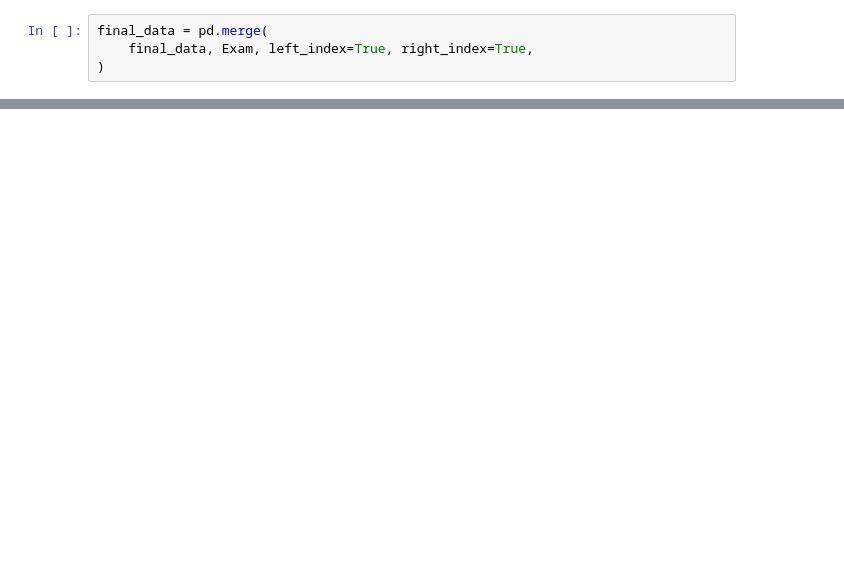
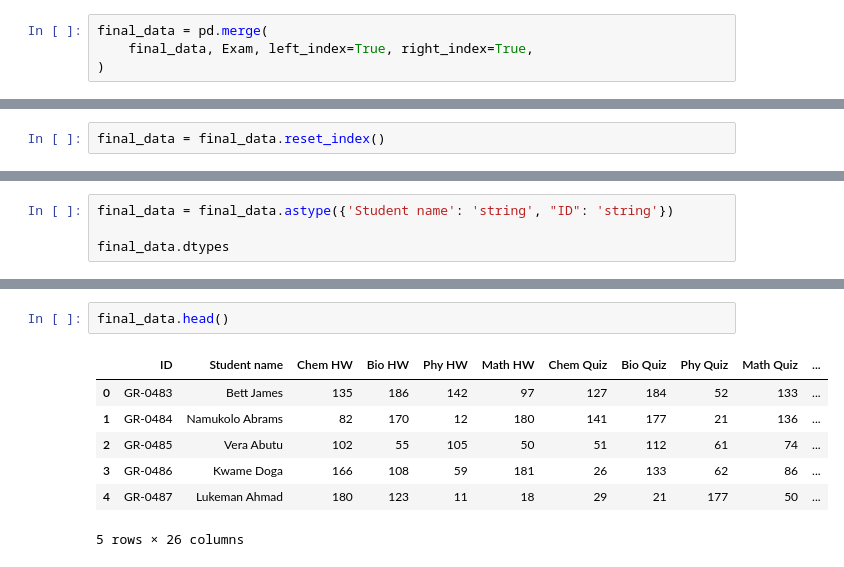
Before and after one commit to Code-with-jaycee/PYTHON-ACADEMY-COURSE-COMPLETION-PROJECT-COHORT-16-, a Jupyter notebook: main.ipynb, the cells around one changed output, grey strips where cells are left out. Saved outputs shown, nothing was run; the diff lists cells and outputs as text; blank space fills up the shorter version.

```diff
--- a/main.ipynb
+++ b/main.ipynb
@@ -187,0 +358,2 @@ final_data.head()
+# %%
+final_data = final_data.reset_index()
@@ -187,0 +370,4 @@ final_data.head()
+# %%
+final_data = final_data.astype({'Student name': 'string', "ID": 'string'})
+
+final_data.dtypes
@@ -187,0 +605,10 @@ final_data.head()
+# %%
+final_data.head()
+# %% [output]
+|  | ID | Student name | Chem HW | Bio HW | Phy HW | Math HW | Chem Quiz | Bio Quiz | Phy Quiz | Math Quiz | ... |
+| 0 | GR-0483 | Bett James | 135 | 186 | 142 | 97 | 127 | 184 | 52 | 133 | ... |
+| 1 | GR-0484 | Namukolo Abrams | 82 | 170 | 12 | 180 | 141 | 177 | 21 | 136 | ... |
+| 2 | GR-0485 | Vera Abutu | 102 | 55 | 105 | 50 | 51 | 112 | 61 | 74 | ... |
+| 3 | GR-0486 | Kwame Doga | 166 | 108 | 59 | 181 | 26 | 133 | 62 | 86 | ... |
+| 4 | GR-0487 | Lukeman Ahmad | 180 | 123 | 11 | 18 | 29 | 21 | 177 | 50 | ... |
+5 rows × 26 columns
```
Also changed, not shown: parts of 43 cells of this notebook.
